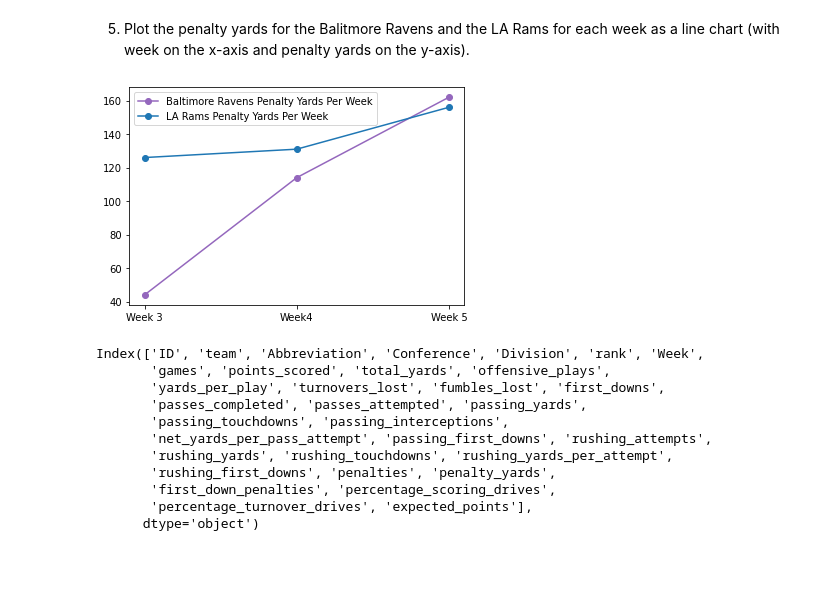
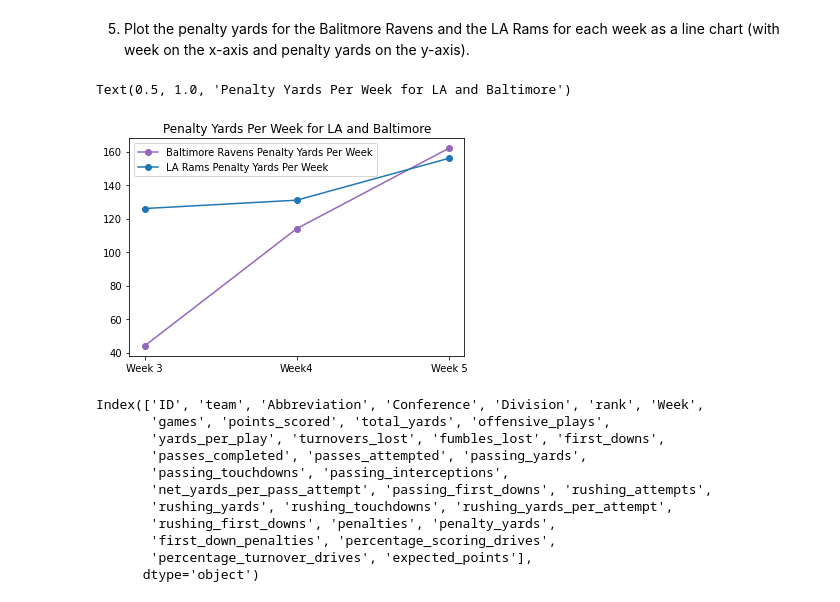
Before and after one commit to sflowers51/cis277-fa22-Lab5, a Jupyter notebook: Lab5.ipynb, the cells around one changed output. Drawn from its saved outputs; the diff is of its cells as text; code cells hidden in the pictures; blank space fills up the shorter version.

```diff
--- a/Lab5.ipynb
+++ b/Lab5.ipynb
@@ -111,17 +112,20 @@ plt.scatter(avgFstDowns,avgYards);
 # %%
 from calendar import week
 
 
 ravenWeek = df[(df['team'] == 'Baltimore Ravens')].penalty_yards
 ramsWeek = df[(df['team'] == 'Los Angeles Rams')].penalty_yards
 
 weeks = ['Week 3', 'Week4', 'Week 5']
 
 plt.plot(weeks, ravenWeek,"C4",label="Baltimore Ravens Penalty Yards Per Week" ,marker = "o")
 plt.plot(weeks, ramsWeek,"C0",label="LA Rams Penalty Yards Per Week", marker = "o")
 plt.legend();
+
+plt.title('Penalty Yards Per Week for LA and Baltimore')
 # %% [output]
+Text(0.5, 1.0, 'Penalty Yards Per Week for LA and Baltimore')
-[figure, old version]
+[figure, new version]
 # %%
 df.columns
 # %% [output]
```
Also changed, not shown: parts of 2 cells of this notebook.
